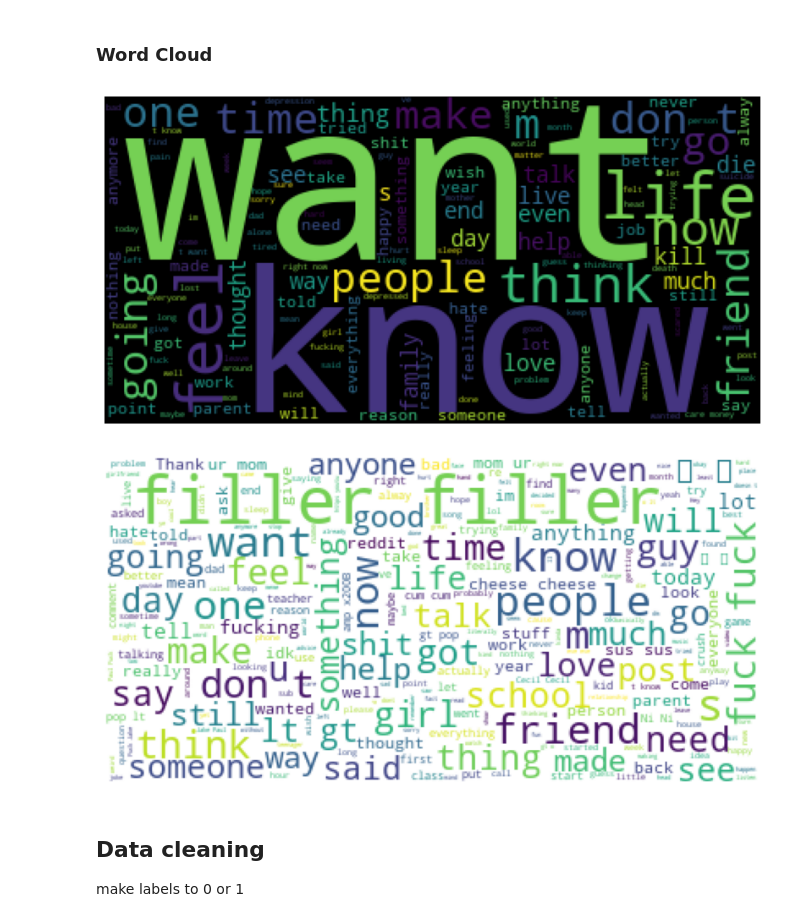
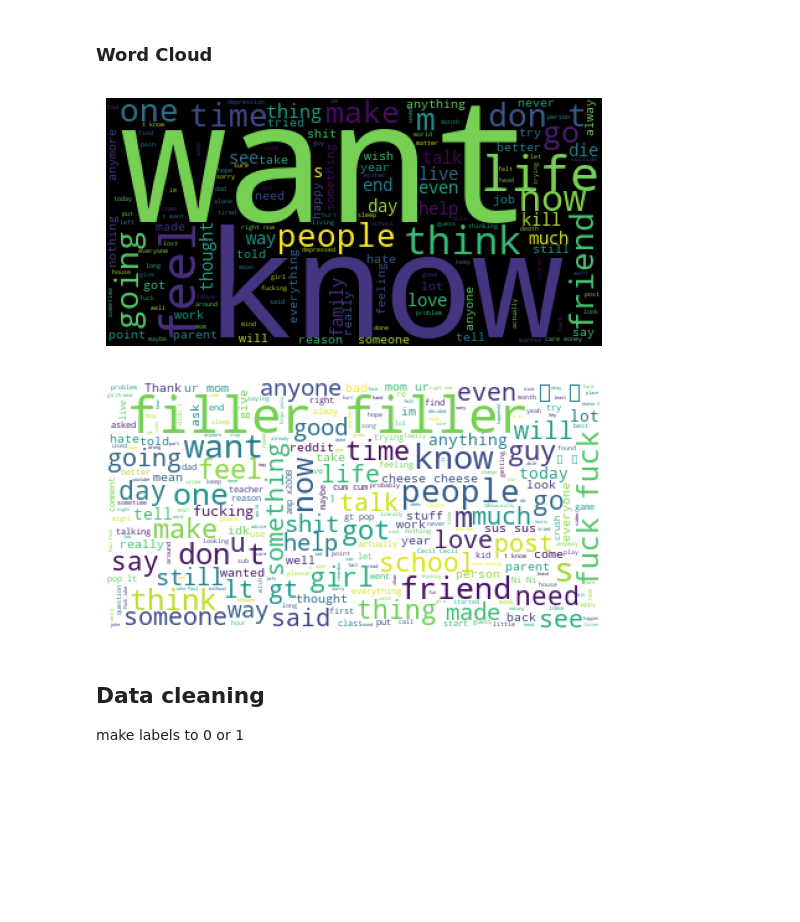
Before and after one commit to Sting-Scorpion/DataScience_Project, a Jupyter notebook: Data_Preparing.ipynb, the cells around one changed output. Cells and saved outputs as stored; diff of their text form; code cells hidden in the pictures; blank space fills up the shorter version.

```diff
--- a/Data_Preparing.ipynb
+++ b/Data_Preparing.ipynb
@@ -55,23 +58,21 @@ nsuicide=df[df['class']=='non-suicide']['text']
 # %%
 from wordcloud import WordCloud
 
-plt.subplots(figsize=(10,10))
 wc = WordCloud(background_color="black", max_words=1000, random_state=60)
 plt.imshow(wc.generate(' '.join(suicide)))
 plt.axis('off')
-plt.savefig('./img/wc_suicide.jpg')
+plt.savefig('./img/wc_suicide.jpg', bbox_inches='tight', dpi=300, pad_inches=0)
 plt.show()
 # %% [output]
-[figure, old version]
+[figure, new version]
 # %%
-plt.subplots(figsize=(10,10))
 wc = WordCloud(background_color="white", max_words=1000, random_state=60)
 plt.imshow(wc.generate(' '.join(nsuicide)))
 plt.axis('off')
-plt.savefig('./img/wc_nonsuicide.jpg')
+plt.savefig('./img/wc_nonsuicide.jpg',  bbox_inches='tight', dpi=300, pad_inches=0)
 plt.show()
 # %% [output]
-[figure, old version]
+[figure, new version]
 # %% [markdown]
 ## Data cleaning
 
```
Also changed, not shown: parts of 19 cells of this notebook.
